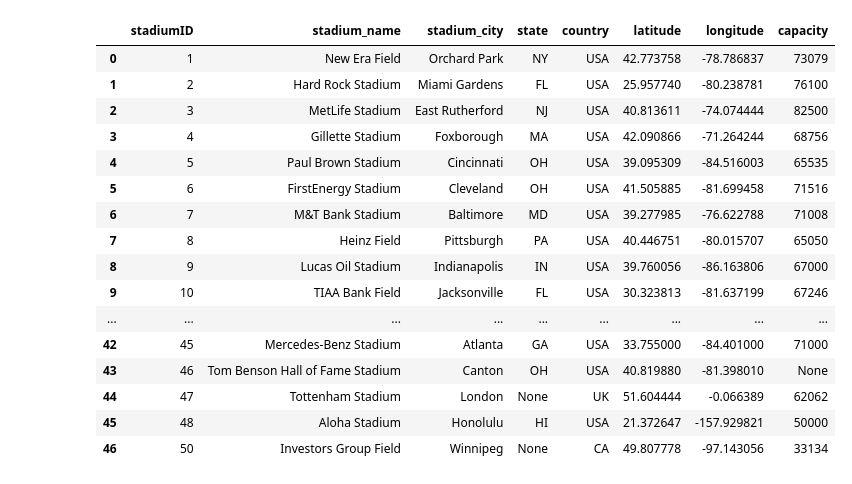
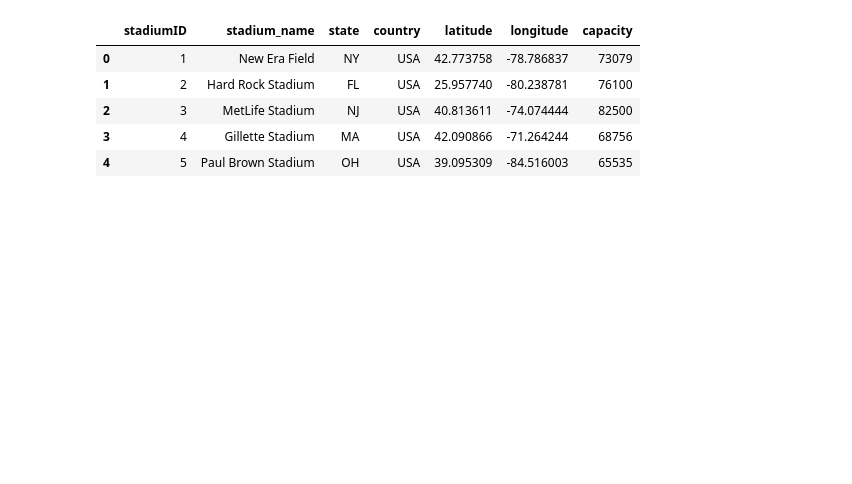
Before and after one commit to coldonline/TextAnalytics, a Jupyter notebook: Project/Teams_Stadiums.ipynb, the cells around one changed output. Cells and saved outputs as stored; diff of their text form; code cells hidden in the pictures; blank space fills up the shorter version.

```diff
--- a/Project/Teams_Stadiums.ipynb
+++ b/Project/Teams_Stadiums.ipynb
@@ -5,45 +5,33 @@ import xml.etree.ElementTree as et
 xtree = et.parse("Stadiums.xml")
 xroot = xtree.getroot()
 
-df_cols = ["stadiumID","stadium_name", "stadium_city", "state", "country", "latitude", "longitude", "capacity"]
+df_cols = ["stadiumID","stadium_name", "state", "country", "latitude", "longitude", "capacity"]
 rows = []
 
 
 for node in xroot:
     s_ID = node.find("StadiumID").text if node is not None else None
     s_name = node.find("Name").text if node is not None else None
-    s_city = node.find("City").text if node is not None else None
     s_state = node.find("State").text if node is not None else None
     s_country = node.find("Country").text if node is not None else None
     s_cap = node.find("Capacity").text if node is not None else None
     s_lat = node.find("GeoLat").text if node is not None else None
     s_lon = node.find("GeoLong").text if node is not None else None
 
-    rows.append({"stadiumID":s_ID,"stadium_name": s_name, "stadium_city": s_city,
+    rows.append({"stadiumID":s_ID,"stadium_name": s_name,
                  "state": s_state, "country":s_country,
                  "latitude":s_lat, "longitude":s_lon, "capacity": s_cap})
 
 out_df = pd.DataFrame(rows, columns = df_cols)
 # %%
-out_df
+out_df.head()
 # %% [output]
-|  | stadiumID | stadium_name | stadium_city | state | country | latitude | longitude | capacity |
-| 0 | 1 | New Era Field | Orchard Park | NY | USA | 42.773758 | -78.786837 | 73079 |
-| 1 | 2 | Hard Rock Stadium | Miami Gardens | FL | USA | 25.957740 | -80.238781 | 76100 |
-| 2 | 3 | MetLife Stadium | East Rutherford | NJ | USA | 40.813611 | -74.074444 | 82500 |
-| 3 | 4 | Gillette Stadium | Foxborough | MA | USA | 42.090866 | -71.264244 | 68756 |
-| 4 | 5 | Paul Brown Stadium | Cincinnati | OH | USA | 39.095309 | -84.516003 | 65535 |
-| 5 | 6 | FirstEnergy Stadium | Cleveland | OH | USA | 41.505885 | -81.699458 | 71516 |
-| 6 | 7 | M&T Bank Stadium | Baltimore | MD | USA | 39.277985 | -76.622788 | 71008 |
-| 7 | 8 | Heinz Field | Pittsburgh | PA | USA | 40.446751 | -80.015707 | 65050 |
-| 8 | 9 | Lucas Oil Stadium | Indianapolis | IN | USA | 39.760056 | -86.163806 | 67000 |
-| 9 | 10 | TIAA Bank Field | Jacksonville | FL | USA | 30.323813 | -81.637199 | 67246 |
-| ... | ... | ... | ... | ... | ... | ... | ... | ... |
-| 42 | 45 | Mercedes-Benz Stadium | Atlanta | GA | USA | 33.755000 | -84.401000 | 71000 |
-| 43 | 46 | Tom Benson Hall of Fame Stadium | Canton | OH | USA | 40.819880 | -81.398010 | None |
-| 44 | 47 | Tottenham Stadium | London | None | UK | 51.604444 | -0.066389 | 62062 |
-| 45 | 48 | Aloha Stadium | Honolulu | HI | USA | 21.372647 | -157.929821 | 50000 |
-| 46 | 50 | Investors Group Field | Winnipeg | None | CA | 49.807778 | -97.143056 | 33134 |
+|  | stadiumID | stadium_name | state | country | latitude | longitude | capacity |
+| 0 | 1 | New Era Field | NY | USA | 42.773758 | -78.786837 | 73079 |
+| 1 | 2 | Hard Rock Stadium | FL | USA | 25.957740 | -80.238781 | 76100 |
+| 2 | 3 | MetLife Stadium | NJ | USA | 40.813611 | -74.074444 | 82500 |
+| 3 | 4 | Gillette Stadium | MA | USA | 42.090866 | -71.264244 | 68756 |
+| 4 | 5 | Paul Brown Stadium | OH | USA | 39.095309 | -84.516003 | 65535 |
 # %%
 import pandas as pd
 import xml.etree.ElementTree as et
```
Also changed, not shown: parts of 14 cells of this notebook, 4 other files.
